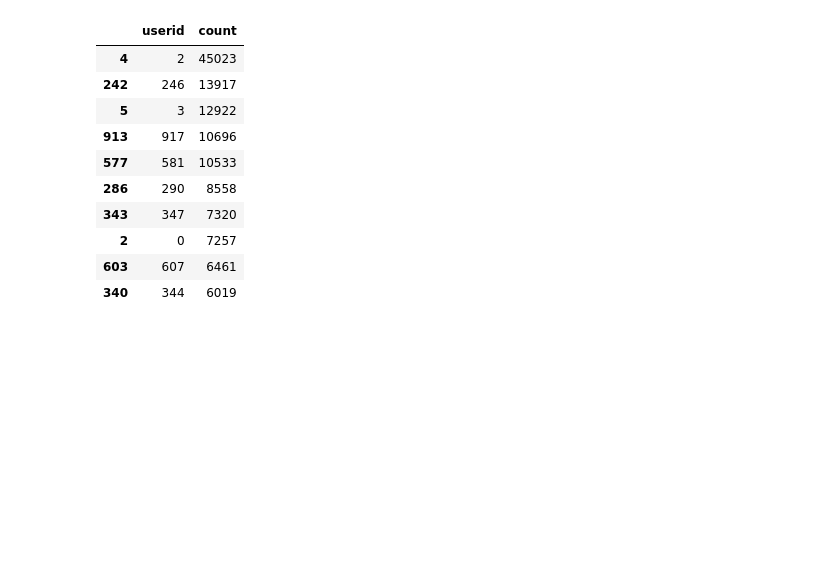
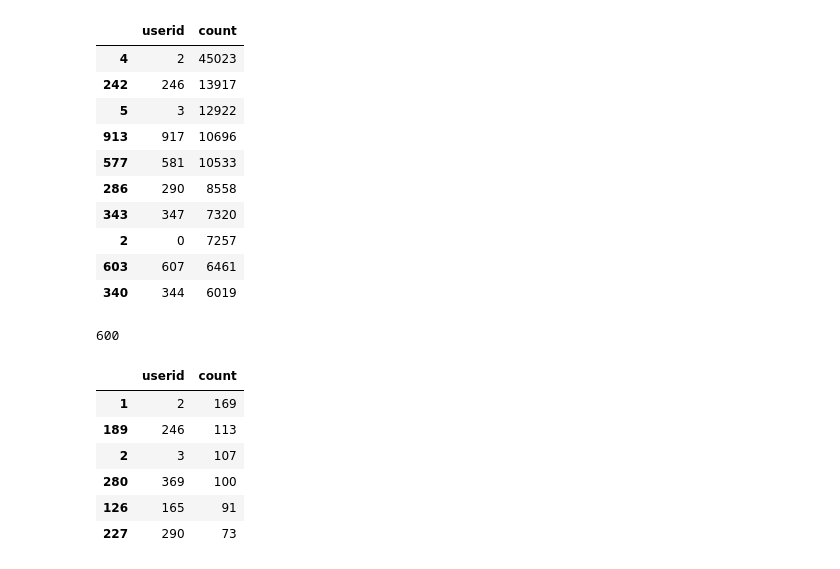
Before and after one commit to GETUCHALA20/Moodle-Educational-Data-Log-Analysis, a Jupyter notebook: moodle analysis.ipynb, the cells around one changed output. Drawn from its saved outputs; the diff is of its cells as text; code cells hidden in the pictures; blank space fills up the shorter version.

```diff
--- a/moodle analysis.ipynb
+++ b/moodle analysis.ipynb
@@ -322,3 +310,15 @@ top_1_percent
 | 2 | 0 | 7257 |
 | 603 | 607 | 6461 |
 | 340 | 344 | 6019 |
+# %%
+top_1_percent_login = top(login_count,1)
+top_1_percent_login
+# %% [output]
+600
+|  | userid | count |
+| 1 | 2 | 169 |
+| 189 | 246 | 113 |
+| 2 | 3 | 107 |
+| 280 | 369 | 100 |
+| 126 | 165 | 91 |
+| 227 | 290 | 73 |
```
Also changed, not shown: parts of 8 cells of this notebook, 2 other files.
